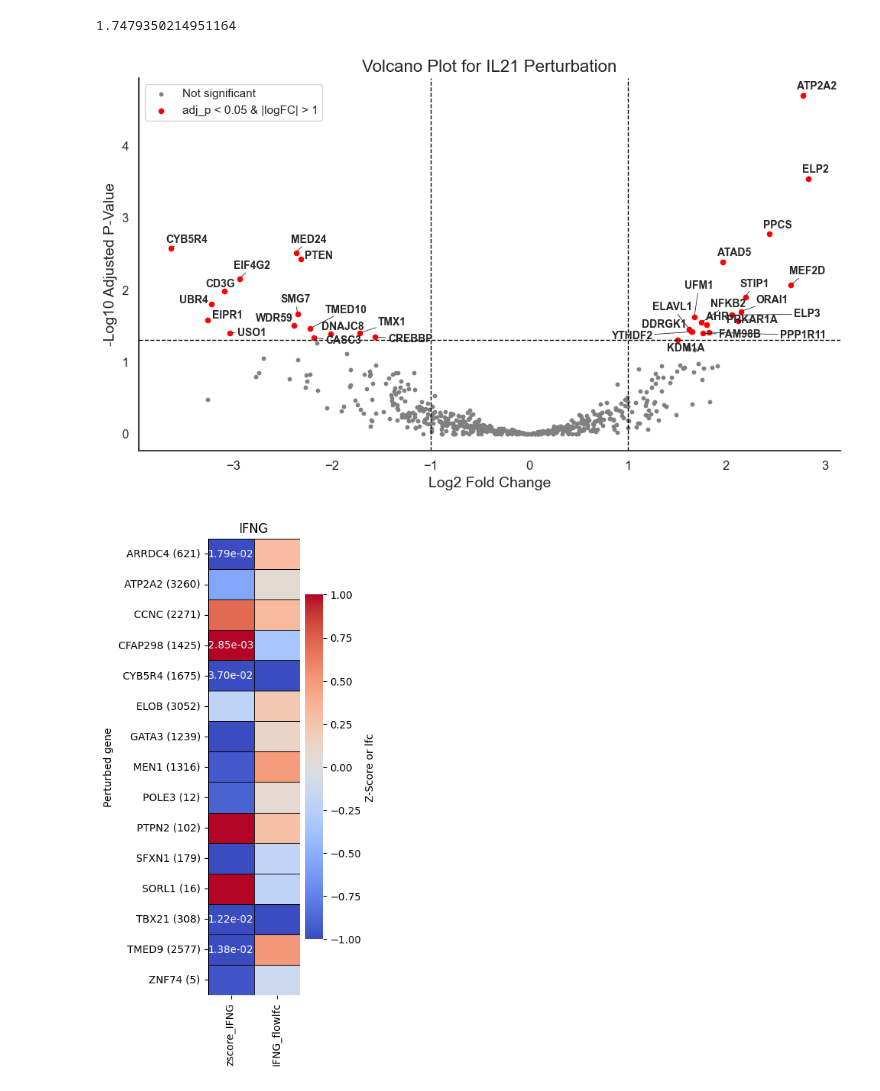
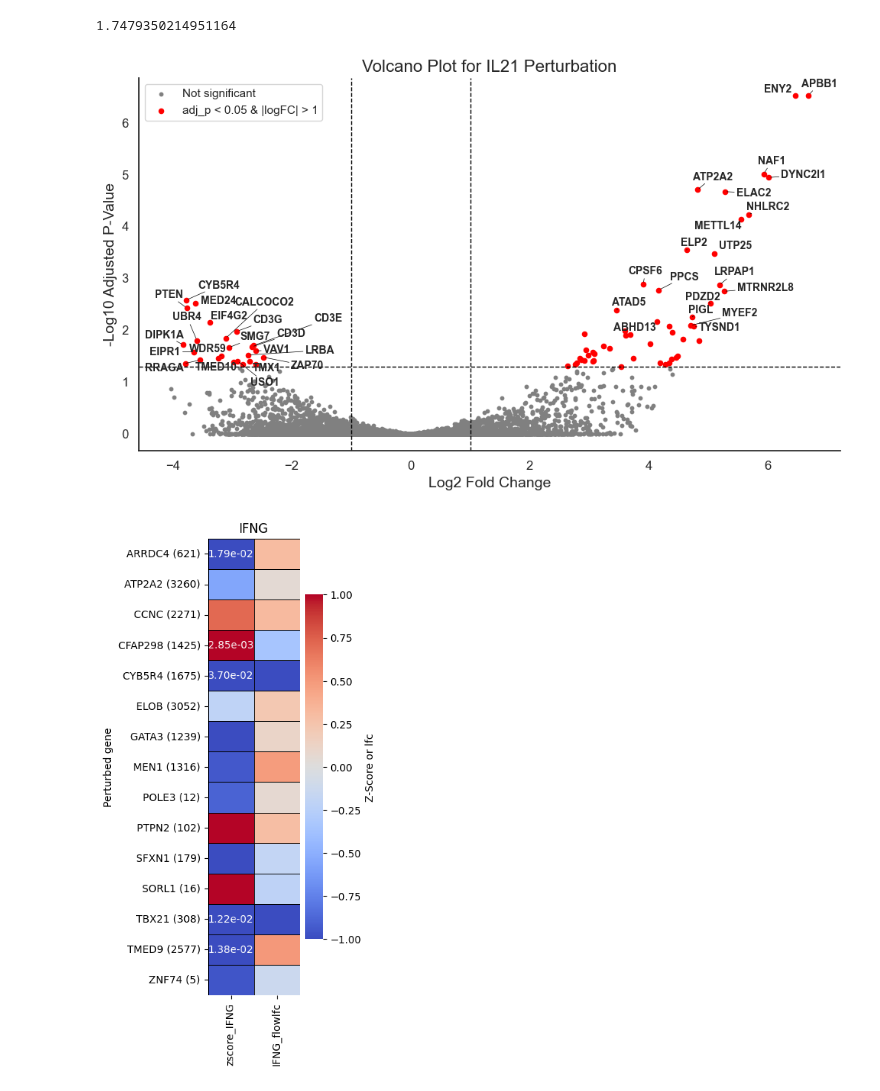
Before and after one commit to emdann/GWT_perturbseq_analysis_2025, a Jupyter notebook: src/3_DE_analysis/followup_regulator_choice.ipynb, the cells around one changed output. Cells and saved outputs as stored; diff of their text form; code cells hidden in the pictures.

```diff
--- a/src/3_DE_analysis/followup_regulator_choice.ipynb
+++ b/src/3_DE_analysis/followup_regulator_choice.ipynb
@@ -15,6 +17,8 @@ from DE_analysis_utils import get_DE_results_long
 # %%
 datadir = '../../../../3_expts/processed_data'
 adata_de = ad.read_h5ad(datadir + '/CD4i_final/DE_results_all_confounders/CD4i_final.merged_DE_results_corrected.h5ad', backed=False)
+adata_de.layers['zscore'] = adata_de.layers['log_fc'] / adata_de.layers['lfcSE']
+adata_de.layers['zscore'][np.where(adata_de.layers['zscore'] > 50)] = 50
 de_by_guide = pd.read_csv('./results/DE_by_guide.correlation_results.csv', index_col=0)
 donor_robustness_summary = pd.read_csv('./results/Stim8hr_debyguidegenes_donor_robustness_summary.csv', index_col=0)
 de_donor_robustness = ad.read_h5ad(datadir + '/CD4i_final/CD4i_final.DE_donor_robustness.h5ad', backed=False)
@@ -74,20 +227,21 @@ target_gene_list = set(de_by_guide[(de_by_guide['culture_condition']=='Stim8hr')
 target_gene_list = target_gene_list & set(donor_robustness_summary[donor_robustness_summary['donor_correlation_min']>0.1]['target_name'])
 target_gene_list = list(target_gene_list)
 # %%
-keep = (adata_de.obs['culture_condition']=='Stim8hr') & (adata_de.obs['target_contrast_gene_name'].isin(target_gene_list))
+keep = (adata_de.obs['culture_condition']=='Stim8hr')# & (adata_de.obs['target_contrast_gene_name'].isin(target_gene_list))
 adata_de_filtered = adata_de[keep].to_memory()
 #adata_de_filtered = adata_de.to_memory()
 # %%
-target_gene = 'IL4'
+target_gene = 'IL21'
 adj_p_thres = 0.05
 log_fc_thres = 1
 
 target_idx = np.where(adata_de_filtered.var['gene_name'] == target_gene)[0][0]
-log_fc = adata_de_filtered[:, target_idx].layers['log_fc'][:, 0]
+log_fc = adata_de_filtered[:, target_idx].layers['zscore'][:, 0]
 adj_pvals = adata_de_filtered[:, target_idx].layers['adj_p_value'][:, 0]
 
 log_fc = log_fc.toarray().flatten()
-adj_pvals = adj_pvals.toarray().flatten()l0gene_names = adata_de_filtered.obs.loc[:, 'target_contrast_gene_name_corrected'].values
+adj_pvals = adj_pvals.toarray().flatten()
+gene_names = adata_de_filtered.obs.loc[:, 'target_contrast_gene_name_corrected'].values
 neg_log10_pval = -np.log10(np.clip(adj_pvals, 1e-300, 1))
 
 # Step 4: Significance mask
@@ -114,34 +268,34 @@ plt.scatter(log_fc, neg_log10_pval, c='grey', s=10, label='Not significant')
 plt.scatter(log_fc[is_signif], neg_log10_pval[is_signif], c='red', s=20, label=f'adj_p < {adj_p_thres} & |logFC| > {log_fc_thres}')
 
 # Labels
 texts = []
 for gene in annot_genes:
     idx = np.where(sig_names == gene)[0][0]
     texts.append(
         plt.text(sig_log_fc[idx], sig_neglogp[idx], gene,
                  fontsize=10, weight='bold', ha='center', va='bottom')
     )
 
 # Adjust to avoid collisions
 adjust_text(texts, arrowprops=dict(arrowstyle="-", color='black', lw=0.5))
 
 # Reference lines
 plt.axvline(-log_fc_thres, color='black', linestyle='--', linewidth=1)
 plt.axvline(log_fc_thres, color='black', linestyle='--', linewidth=1)
 plt.axhline(-np.log10(adj_p_thres), color='black', linestyle='--', linewidth=1)
 
 # Labels and formatting
 plt.xlabel('Log2 Fold Change', fontsize=14)
 plt.ylabel('-Log10 Adjusted P-Value', fontsize=14)
 plt.title(f'Volcano Plot for {target_gene} Perturbation', fontsize=16)
 plt.xticks(fontsize=12)
 plt.yticks(fontsize=12)
 plt.legend()
 sns.despine()
 plt.tight_layout()
 plt.show()
 # %% [output]
-[figure, old version]
+[figure, new version]
 # %%
 annot_genes = ['MEN1', 'ELOB', 'FBRS', 'SGF29', 'ATP2A2', 'MED24', 'GATA3', 'CYB5R4', 'STAT3'] # 'ATXN7L3', 'ELP2', 'PPCS']
 # %%
```
Also changed, not shown: parts of 12 cells of this notebook, 3 other files.
